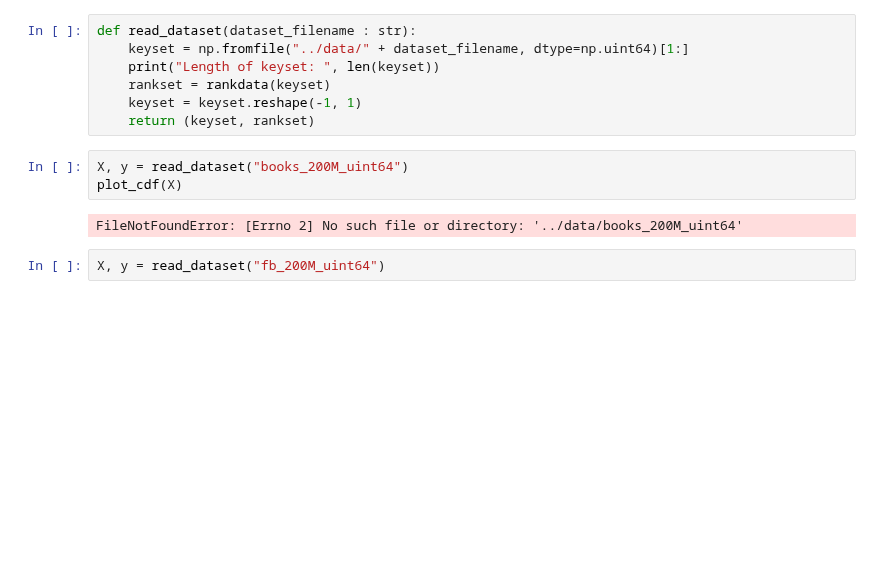
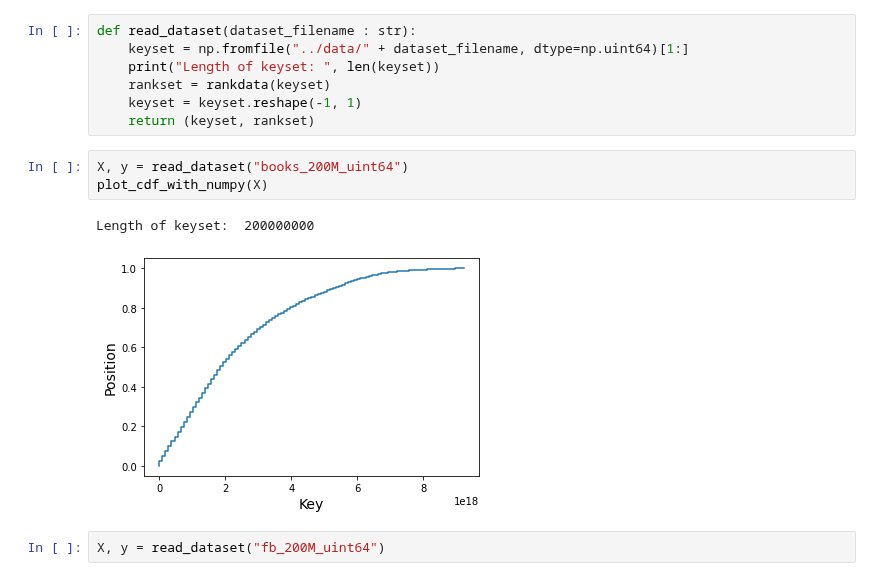
Before and after one commit to Bachfischer/adversarial-ml-for-learned-indexes, a Jupyter notebook: src/visualize_datasets.ipynb, the cells around one changed output. Saved outputs shown, nothing was run; the diff lists cells and outputs as text; blank space fills up the shorter version.

```diff
--- a/src/visualize_datasets.ipynb
+++ b/src/visualize_datasets.ipynb
@@ -84,9 +86,10 @@ def read_dataset(dataset_filename : str):
     return (keyset, rankset)
 # %%
 X, y = read_dataset("books_200M_uint64")
-plot_cdf(X)
+plot_cdf_with_numpy(X)
 # %% [output]
-FileNotFoundError: [Errno 2] No such file or directory: '../data/books_200M_uint64'
+Length of keyset:  200000000
+[figure, added]
 # %%
 X, y = read_dataset("fb_200M_uint64")
 # %% [output]
```
Also changed, not shown: parts of 6 cells of this notebook, 2 other files.
